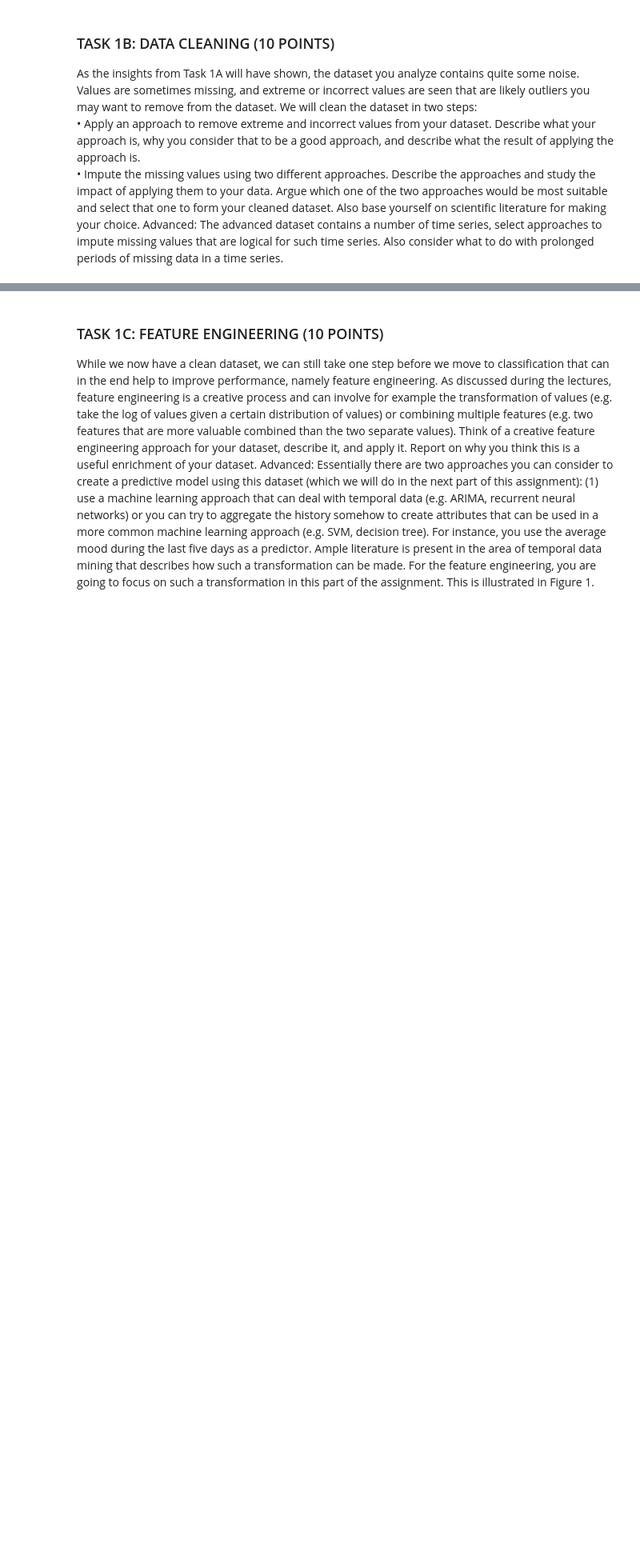
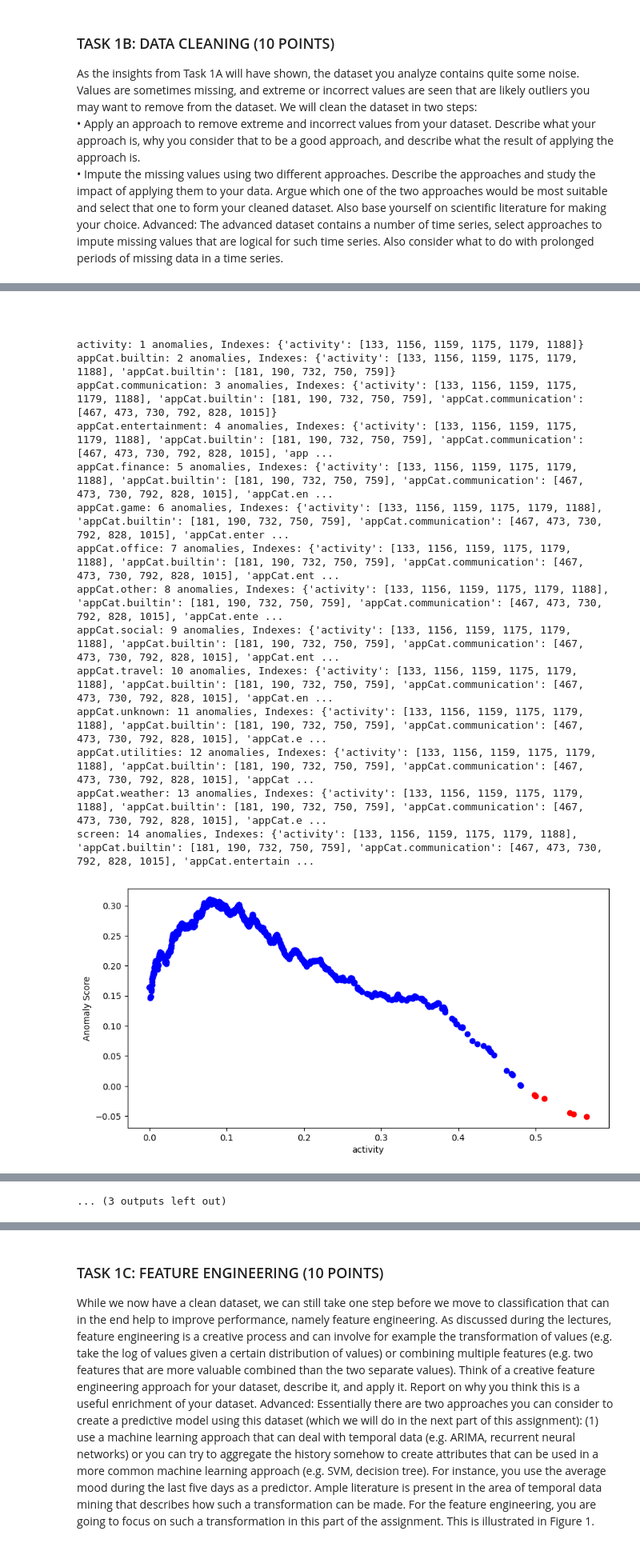
Before and after one commit to larascipio/datamijnen, a Jupyter notebook: Task1.ipynb, the cells around one changed output, grey strips where cells are left out. Shown at 80% size. Cells and saved outputs as stored; diff of their text form; code cells hidden in the pictures; blank space fills up the shorter version.

```diff
--- a/Task1.ipynb
+++ b/Task1.ipynb
@@ -292,0 +261,31 @@ plt.show()
+# %% [markdown]
+#
+# %%
+# Create an instance of the DetectAnomalies class
+anomaly_detector = DetectAnomalies(contamination=0.005)
+
+# Create a list of columns to be analyzed
+columns = ['activity', 'appCat.builtin', 'appCat.communication', 'appCat.entertainment', 'appCat.finance', 'appCat.game',
+'appCat.office', 'appCat.other', 'appCat.social', 'appCat.travel', 'appCat.unknown', 'appCat.utilities', 'appCat.weather', 'screen']
+
+# Call the detect_anomalies method to identify anomalies in the data
+anomaly_df, clean_data, anomaly_dict = anomaly_detector.detect_anomalies(new_df, columns)
+
+# Plot the anomalies and non-anomalies for each column
+anomaly_detector.plot()
+# %% [output]
+activity: 1 anomalies, Indexes: {'activity': [133, 1156, 1159, 1175, 1179, 1188]}
+appCat.builtin: 2 anomalies, Indexes: {'activity': [133, 1156, 1159, 1175, 1179, 1188], 'appCat.builtin': [181, 190, 732, 750, 759]}
+appCat.communication: 3 anomalies, Indexes: {'activity': [133, 1156, 1159, 1175, 1179, 1188], 'appCat.builtin': [181, 190, 732, 750, 759], 'appCat.communication': [467, 473, 730, 792, 828, 1015]}
+appCat.entertainment: 4 anomalies, Indexes: {'activity': [133, 1156, 1159, 1175, 1179, 1188], 'appCat.builtin': [181, 190, 732, 750, 759], 'appCat.communication': [467, 473, 730, 792, 828, 1015], 'app ...
+appCat.finance: 5 anomalies, Indexes: {'activity': [133, 1156, 1159, 1175, 1179, 1188], 'appCat.builtin': [181, 190, 732, 750, 759], 'appCat.communication': [467, 473, 730, 792, 828, 1015], 'appCat.en ...
+appCat.game: 6 anomalies, Indexes: {'activity': [133, 1156, 1159, 1175, 1179, 1188], 'appCat.builtin': [181, 190, 732, 750, 759], 'appCat.communication': [467, 473, 730, 792, 828, 1015], 'appCat.enter ...
+appCat.office: 7 anomalies, Indexes: {'activity': [133, 1156, 1159, 1175, 1179, 1188], 'appCat.builtin': [181, 190, 732, 750, 759], 'appCat.communication': [467, 473, 730, 792, 828, 1015], 'appCat.ent ...
+appCat.other: 8 anomalies, Indexes: {'activity': [133, 1156, 1159, 1175, 1179, 1188], 'appCat.builtin': [181, 190, 732, 750, 759], 'appCat.communication': [467, 473, 730, 792, 828, 1015], 'appCat.ente ...
+appCat.social: 9 anomalies, Indexes: {'activity': [133, 1156, 1159, 1175, 1179, 1188], 'appCat.builtin': [181, 190, 732, 750, 759], 'appCat.communication': [467, 473, 730, 792, 828, 1015], 'appCat.ent ...
+appCat.travel: 10 anomalies, Indexes: {'activity': [133, 1156, 1159, 1175, 1179, 1188], 'appCat.builtin': [181, 190, 732, 750, 759], 'appCat.communication': [467, 473, 730, 792, 828, 1015], 'appCat.en ...
+appCat.unknown: 11 anomalies, Indexes: {'activity': [133, 1156, 1159, 1175, 1179, 1188], 'appCat.builtin': [181, 190, 732, 750, 759], 'appCat.communication': [467, 473, 730, 792, 828, 1015], 'appCat.e ...
+appCat.utilities: 12 anomalies, Indexes: {'activity': [133, 1156, 1159, 1175, 1179, 1188], 'appCat.builtin': [181, 190, 732, 750, 759], 'appCat.communication': [467, 473, 730, 792, 828, 1015], 'appCat ...
+appCat.weather: 13 anomalies, Indexes: {'activity': [133, 1156, 1159, 1175, 1179, 1188], 'appCat.builtin': [181, 190, 732, 750, 759], 'appCat.communication': [467, 473, 730, 792, 828, 1015], 'appCat.e ...
+screen: 14 anomalies, Indexes: {'activity': [133, 1156, 1159, 1175, 1179, 1188], 'appCat.builtin': [181, 190, 732, 750, 759], 'appCat.communication': [467, 473, 730, 792, 828, 1015], 'appCat.entertain ...
+[figure, added]
@@ -292,0 +302 @@ plt.show()
+... (3 outputs left out)
```
Also changed, not shown: parts of 32 cells of this notebook, 1 other file.
